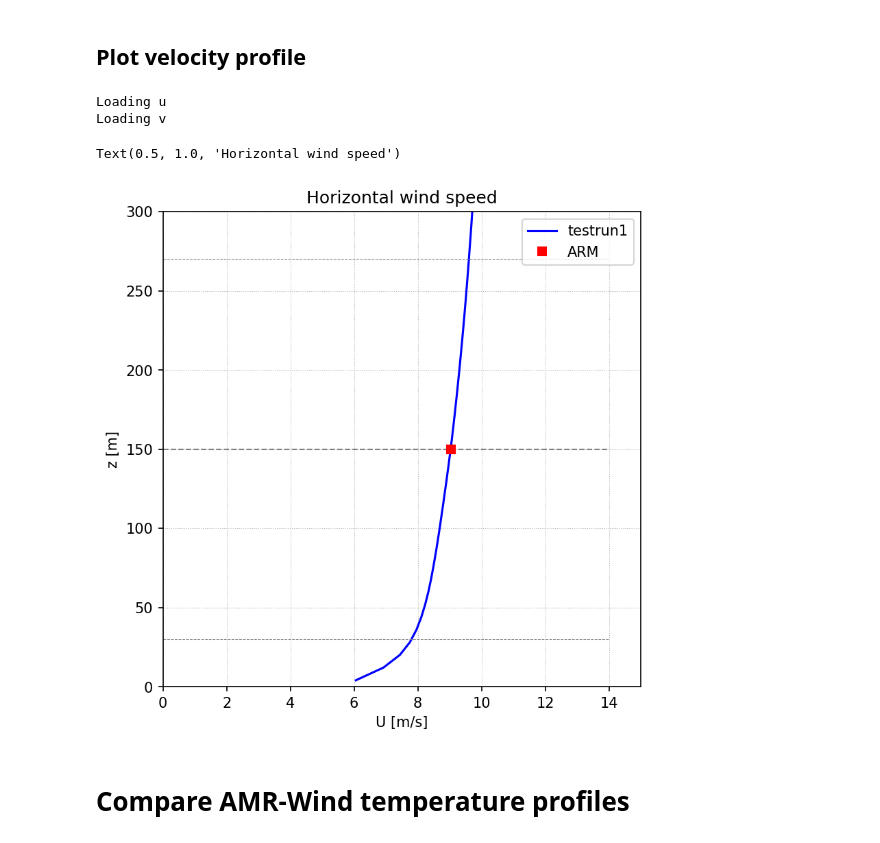
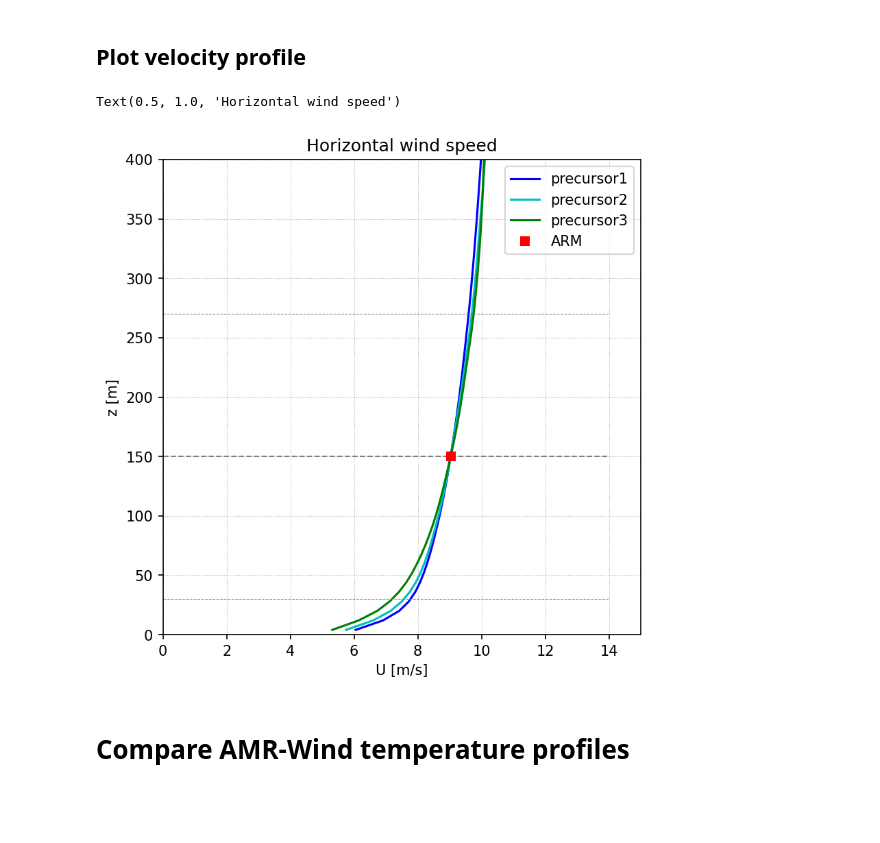
Before and after one commit to lawrenceccheung/ALCC_Frontier_WindFarm, a Jupyter notebook: precursor/MedWS_LowTI/Postprocessing_MedWS_LowTI1.ipynb, the cells around one changed output. Cells and saved outputs as stored; diff of their text form; code cells hidden in the pictures; blank space fills up the shorter version.

```diff
--- a/precursor/MedWS_LowTI/Postprocessing_MedWS_LowTI1.ipynb
+++ b/precursor/MedWS_LowTI/Postprocessing_MedWS_LowTI1.ipynb
@@ -37,12 +37,25 @@ def plotrotorlines(zhh, rotorD, xstart, xend, **kwargs):
 # %%
  # Set your run directory here
 #casedir = '/nscratch/lcheung/2021/SWIFT_Neutral_WS8.7_Alpha0.14/AMRWind_Precursor/precursor1'
+rundir='/lustre/orion/cfd162/scratch/lcheung/ALCC_Frontier_WindFarm/MedWS_LowTI'
+caselist = [
+            #{'rundir':'/lustre/orion/cfd162/scratch/lcheung/testrun_alcc', 'tag':'testrun1',
+            # 'inputfile':'MedWS_LowTI_precursor1.inp',
+            # 'ncfile':'post_processing/abl_statistics00000.nc', 'avgtimes':[25000, 30000],
+            # 'mstyle':{'mfc':'b', 'marker':'s', 'lw':0, 'mec':'k',}, 'lstyle':{'color':'b'}},
+            {'rundir':rundir+'/precursor1', 'tag':'precursor1',
+             'inputfile':'MedWS_LowTI_precursor1.inp',
+             'ncfile':'post_processing/abl_statistics48000.nc', 'avgtimes':[25000, 30000],
+             'mstyle':{'mfc':'b', 'marker':'s', 'lw':0, 'mec':'k',}, 'lstyle':{'color':'b'}},
+            {'rundir':rundir+'/precursor2', 'tag':'precursor2',
+             'inputfile':'MedWS_LowTI_precursor1.inp',
+             'ncfile':'post_processing/abl_statistics40000.nc', 'avgtimes':[25000, 30000],
+             'mstyle':{'mfc':'c', 'marker':'s', 'lw':0, 'mec':'k',}, 'lstyle':{'color':'c'}},
+            {'rundir':rundir+'/precursor3', 'tag':'precursor3',
+             'inputfile':'MedWS_LowTI_precursor1.inp',
+             'ncfile':'post_processing/abl_statistics48000.nc', 'avgtimes':[25000, 30000],
+             'mstyle':{'mfc':'g', 'marker':'s', 'lw':0, 'mec':'k',}, 'lstyle':{'color':'g'}},
 
-caselist = [
-            {'rundir':'/lustre/orion/cfd162/scratch/lcheung/testrun_alcc', 'tag':'testrun1',
-             'inputfile':'MedWS_LowTI_precursor1.inp',
-             'ncfile':'post_processing/abl_statistics00000.nc', 'avgtimes':[25000, 30000],
-             'mstyle':{'mfc':'b', 'marker':'s', 'lw':0, 'mec':'k',}, 'lstyle':{'color':'b'}},
            ]
 
 # Average between 15,000 sec to 20,000 sec
@@ -123,7 +148,7 @@ rotorD    = 240.0
 # Make a table of the relevant parameters
 QOIs = ['ABL.surface_roughness_z0', 'ABL.surface_temp_rate']
 for case in caselist:
-    case['App'].loadAMRWindInput(case['inputfile'])
+    case['App'].loadAMRWindInput(case['rundir']+'/'+case['inputfile'])
     for q in QOIs:
         case[q] = case['App'].getAMRWindInput(q)
 
@@ -134,8 +159,9 @@ print()
 print('%20s'%'----', end='')
 for q in QOIs: print('%30s '%'-----',end='')
 print()
-print('%20s'%case['tag'], end='')
-for q in QOIs:
-    print('%30.4f '%case[q],end='')
-print()
+for case in caselist:
+    print('%20s'%case['tag'], end='')
+    for q in QOIs:
+        print('%30.4f '%case[q],end='')
+    print()
 # %% [output]
@@ -173,30 +203,28 @@ plt.legend()
 # %%
 # Plot velocity
 fig, ax = plt.subplots(figsize=(6,6), facecolor='w', dpi=150)
 
 
 # This command returns the data, and then you can plot it individually
 for case in caselist:
     amrdat = case['App'].ABLpostpro_plotprofiles(plotvars=['Uhoriz'], avgt=case['avgtimes'])
     lstyle=case['lstyle']
     plt.plot(amrdat['Uhoriz']['data'], amrdat['Uhoriz']['z'], label=case['tag'], **lstyle)
 
 # Plot the turbine dimensions
 plotrotorlines(ARM_zHH, rotorD, 0, 14, linestyles='dashed', color='gray',)
 
 ax.plot(ARM_WS, ARM_zHH, 's', color='r', label='ARM')
 ax.legend()
 ax.set_xlim([0, 15])
 ax.set_xlabel('U [m/s]')
 ax.grid(linestyle=':', linewidth=0.5)
-ax.set_ylim([0,300])
+ax.set_ylim([0,400])
 ax.set_ylabel('z [m]')
 ax.set_title('Horizontal wind speed')
 # %% [output]
-Loading u
-Loading v
+Text(0.5, 1.0, 'Horizontal wind speed')
-Text(0.5, 1.0, 'Horizontal wind speed')
-[figure, old version]
+[figure, new version]
 # %% [markdown]
 # Compare AMR-Wind temperature profiles
 # %%
```
Also changed, not shown: parts of 8 cells of this notebook.
